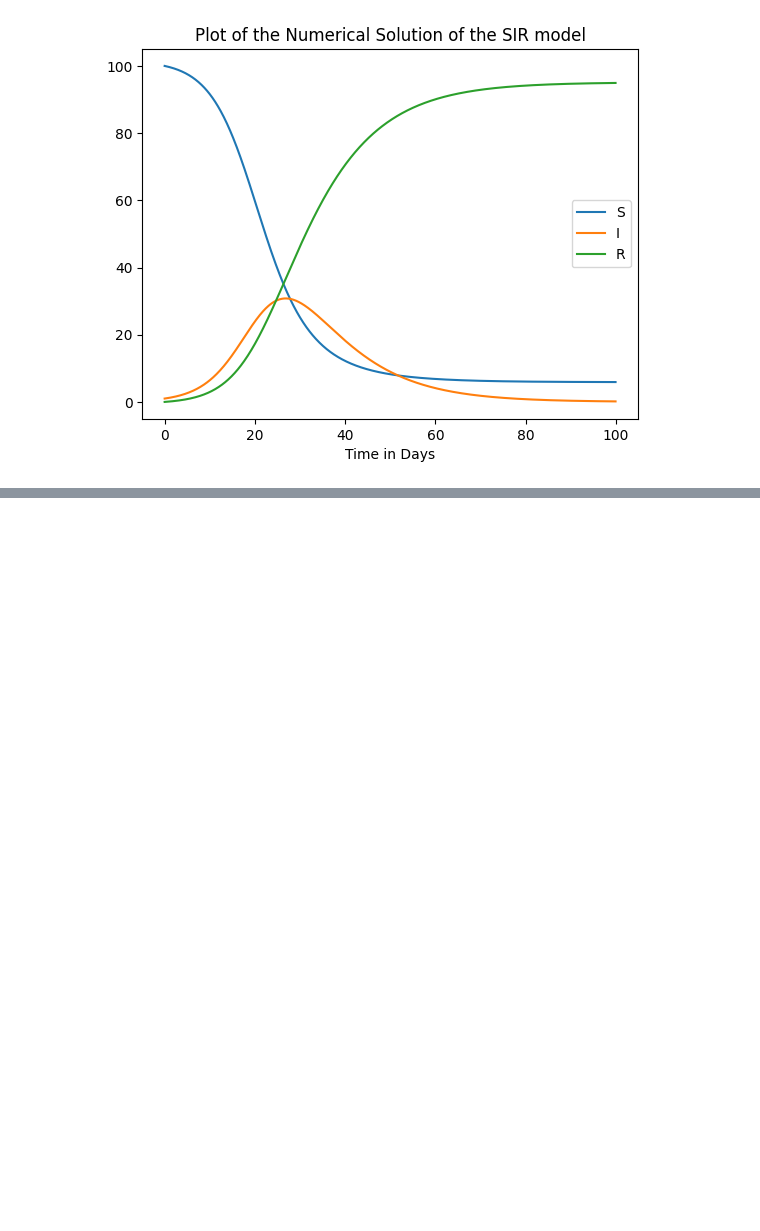
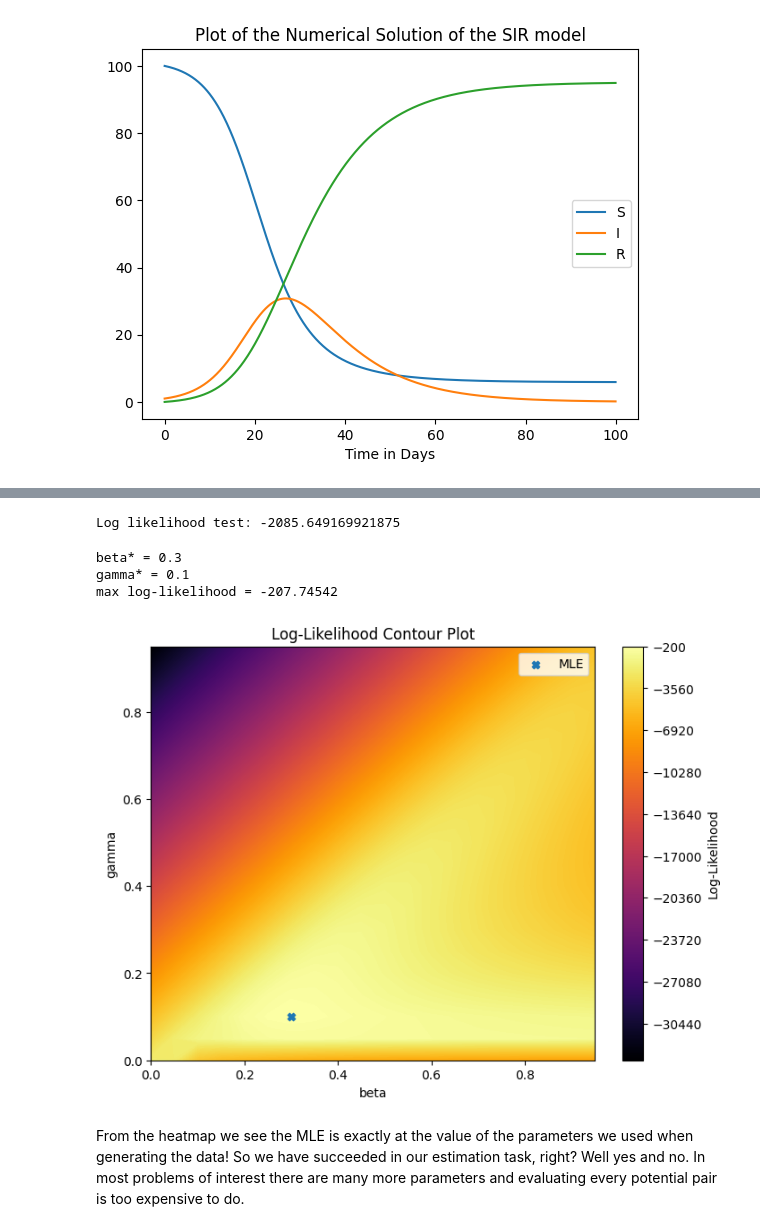
Before and after one commit to Averydx/bayesian_inf, a Jupyter notebook: example_SIR.ipynb, the cells around one changed output, grey strips where cells are left out. Cells and saved outputs as stored; diff of their text form; code cells hidden in the pictures; blank space fills up the shorter version.

```diff
--- a/example_SIR.ipynb
+++ b/example_SIR.ipynb
@@ -131,0 +285,59 @@ Evaluate the effect of changing $\beta$ and $\gamma$. What happens if $\gamma >
+# %%
+##First lets define our log-likelihood function
+
+def log_likelihood(theta):
+    delta_t = 0.1
+    day_interval = int(1/delta_t)
+    X = solver(delta_t = delta_t,par = theta,X0 = X0, func = SIR_func,steps = steps) #Solve the system with the given theta
+    I = X[::day_interval,1]
+
+    return jnp.sum(jax.scipy.stats.poisson.logpmf(k = data, mu = I))
+
+print(f"Log likelihood test: {log_likelihood(jnp.array([0.1,0.1]))}")
+# %% [output]
+Log likelihood test: -2085.649169921875
+# %%
+betas = jnp.arange(0.,1.0,0.05) #Grid for betas
+gammas = jnp.arange(0.,1.0,0.05) #Grid for gammas
+
+LL = jnp.zeros((len(betas), len(gammas))) #Array to store log-likelihood values
+
+## Iterate over every (beta,gamma) pair and evaluate log-likelihood
+for i, beta in enumerate(betas):
+    for j, gamma in enumerate(gammas):
+        theta = jnp.array([beta, gamma])
+        LL = LL.at[i, j].set(log_likelihood(theta))
+# %%
+## Find the argmaximum in the grid
+idx = jnp.argmax(LL)
+i, j = jnp.unravel_index(idx, LL.shape)
+
+beta_star  = betas[i]
+gamma_star = gammas[j]
+
+print("beta* =", beta_star)
+print("gamma* =", gamma_star)
+print("max log-likelihood =", LL[i, j])
+
+## Plotting the log-likelihood as the heatmap
+
+X,Y = jnp.meshgrid(betas,gammas)
+
+plt.figure(figsize=(8,6))
+cp = plt.contourf(X, Y, LL.T, levels=1000,cmap = 'inferno')
+plt.colorbar(cp, label='Log-Likelihood')
+plt.scatter(beta_star,gamma_star,marker = 'X',label = 'MLE')
+
+plt.xlabel("beta")
+plt.ylabel("gamma")
+plt.title("Log-Likelihood Contour Plot")
+plt.legend()
+
+plt.show()
+# %% [output]
+beta* = 0.3
+gamma* = 0.1
+max log-likelihood = -207.74542
+[figure, added]
+# %% [markdown]
+From the heatmap we see the MLE is exactly at the value of the parameters we used when generating the data! So we have succeeded in our estimation task, right? Well yes and no. In most problems of interest there are many more parameters and evaluating every potential pair is too expensive to do.
```
Also changed, not shown: parts of 14 cells of this notebook.
